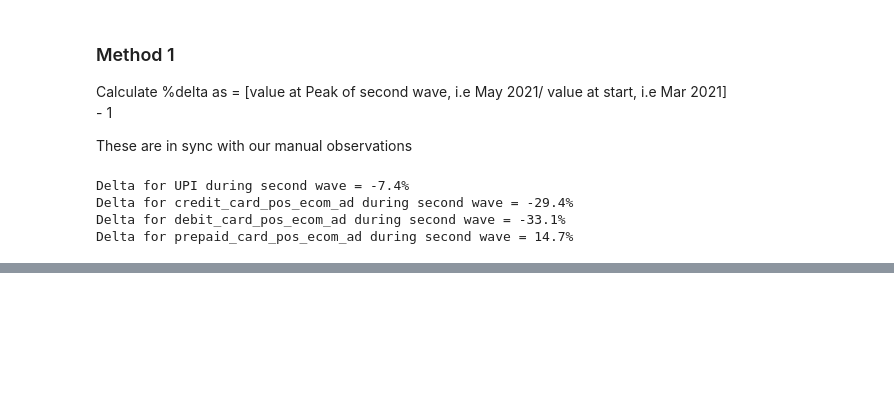
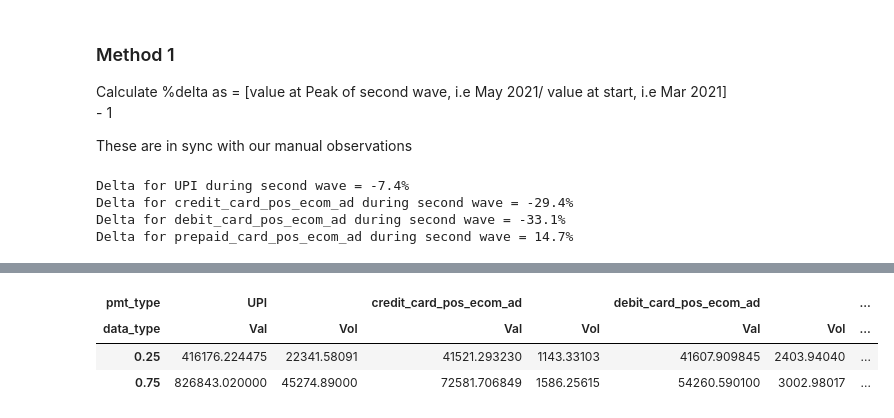
Before and after one commit to ashish1610dhiman/rbi_pmts_data, a Jupyter notebook: notebooks/b.0_ques1_analysis.ipynb, the cells around one changed output, grey strips where cells are left out. Saved outputs shown, nothing was run; the diff lists cells and outputs as text; code cells hidden in the pictures; blank space fills up the shorter version.

```diff
--- a/notebooks/b.0_ques1_analysis.ipynb
+++ b/notebooks/b.0_ques1_analysis.ipynb
@@ -359,0 +370,7 @@ Delta for prepaid_card_pos_ecom_ad during second wave = 14.7%
+# %%
+monthly_total_pmts.quantile([0.25, 0.75])
+# %% [output]
+| pmt_type | UPI |  | credit_card_pos_ecom_ad |  | debit_card_pos_ecom_ad |  | ... |
+| data_type | Val | Vol | Val | Vol | Val | Vol | ... |
+| 0.25 | 416176.224475 | 22341.58091 | 41521.293230 | 1143.33103 | 41607.909845 | 2403.94040 | ... |
+| 0.75 | 826843.020000 | 45274.89000 | 72581.706849 | 1586.25615 | 54260.590100 | 3002.98017 | ... |
```
Also changed, not shown: parts of 7 cells of this notebook, 1 other file.
